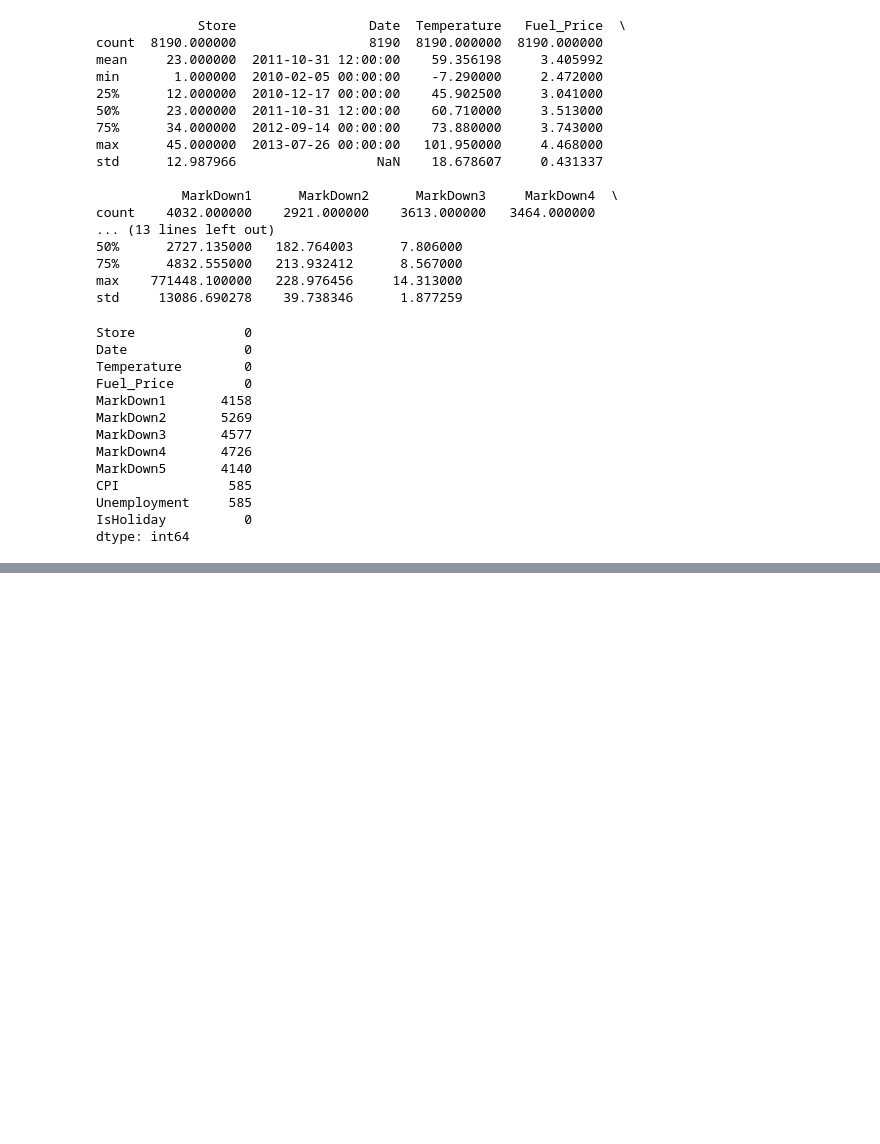
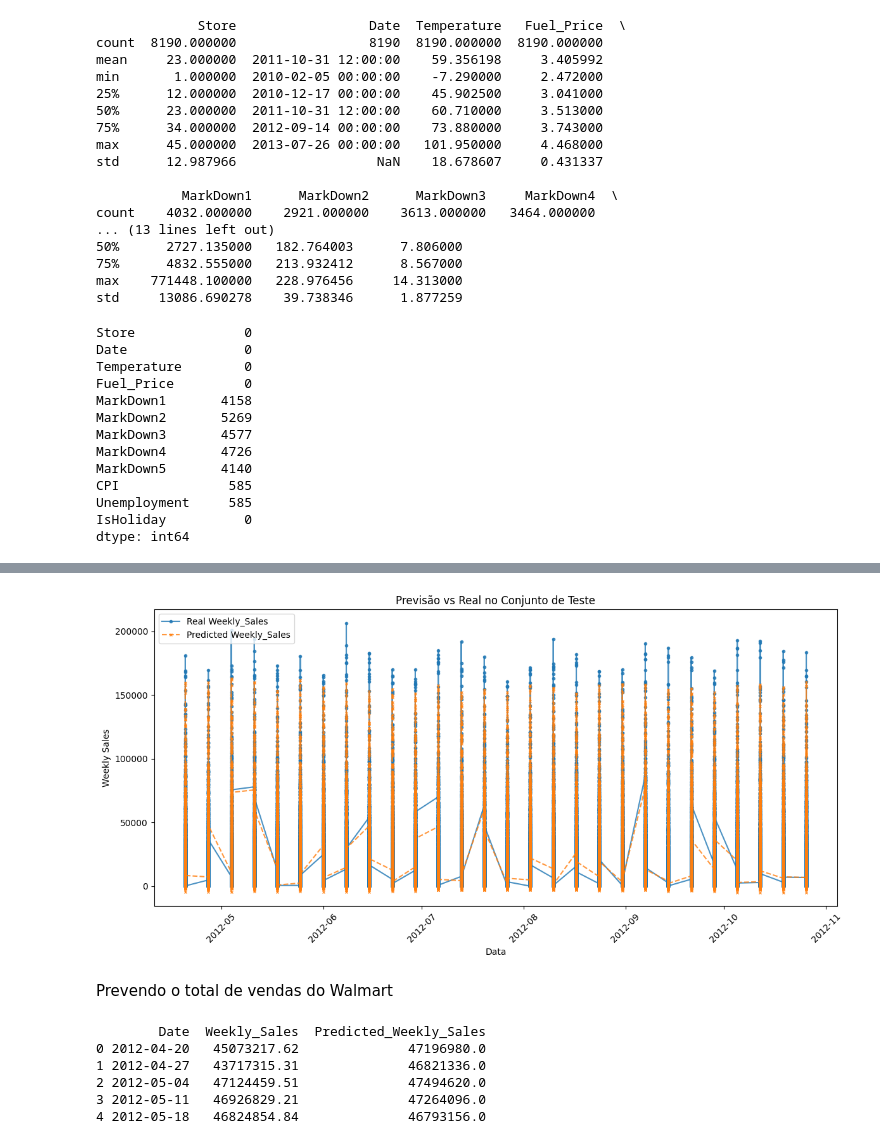
Before and after one commit to danmoura27/kaggle_walmart, a Jupyter notebook: walmart.ipynb, the cells around one changed output, grey strips where cells are left out. Cells and saved outputs as stored; diff of their text form; code cells hidden in the pictures; blank space fills up the shorter version.

```diff
--- a/walmart.ipynb
+++ b/walmart.ipynb
@@ -94,0 +507,28 @@ dtype: int64
+# %%
+# Seleção de features e target
+features = [
+    'Store', 'Dept', 'Temperature', 'Fuel_Price', 'MarkDown1',
+    'MarkDown2', 'MarkDown3', 'MarkDown4', 'MarkDown5', 'CPI',
+    'Unemployment', 'Type', 'Size', 'Year', 'Month', 'Week', 'IsHoliday'
+]
+target = 'Weekly_Sales'
+
+X_train = train[features]
+y_train = train[target]
+X_test  = test[features]
+y_test  = test[target]
+# %%
+# Treinando um modelo preditivo XGBoost
+model = XGBRegressor(n_estimators=100, learning_rate=0.1, random_state=42)
+model.fit(X_train, y_train)
+
+# Fazendo previsões para o conjunto de teste
+y_pred = model.predict(X_test)
+
+# Avaliando o modelo
+mse  = mean_squared_error(y_test, y_pred)
+rmse = np.sqrt(mse)
+r2   = r2_score(y_test, y_pred)
+
+print("Test RMSE:", rmse)
+print("Test R2:", r2)
@@ -94,0 +548,41 @@ dtype: int64
+# %%
+# Visualizando as previsões no conjunto de teste
+
+plt.figure(figsize=(12, 6))
+plt.plot(test['Date'], y_test, label='Real Weekly_Sales', marker='o',
+         linestyle='-', markersize=3, alpha=0.8)
+plt.plot(test['Date'], y_pred, label='Predicted Weekly_Sales', marker='x',
+         linestyle='--', markersize=3, alpha=0.8)
+
+plt.title('Previsão vs Real no Conjunto de Teste')
+plt.xlabel('Data')
+plt.ylabel('Weekly Sales')
+plt.xticks(rotation=45)
+plt.legend()
+plt.tight_layout()
+plt.show()
+# %% [output]
+[figure, added]
+# %% [markdown]
+Prevendo o total de vendas do Walmart
+# %%
+# Supondo que:
+# - test seja o DataFrame de teste contendo a coluna 'Date' e 'Weekly_Sales'
+# - y_pred contenha as previsões do modelo para cada linha de test
+
+# Crie um DataFrame dos resultados utilizando as previsões do modelo
+test_results = test[['Date', 'Weekly_Sales']].copy()
+test_results['Predicted_Weekly_Sales'] = y_pred
+
+# Agrupe por 'Date' para obter o total das vendas reais e previstas por dia (ou semana)
+aggregated = test_results.groupby('Date').sum().reset_index()
+
+# Exibir os dados agregados para conferência
+print(aggregated.head())
+# %% [output]
+        Date  Weekly_Sales  Predicted_Weekly_Sales
+0 2012-04-20   45073217.62              47196980.0
+1 2012-04-27   43717315.31              46821336.0
+2 2012-05-04   47124459.51              47494620.0
+3 2012-05-11   46926829.21              47264096.0
+4 2012-05-18   46824854.84              46793156.0
```
Also changed, not shown: parts of 54 cells of this notebook.
